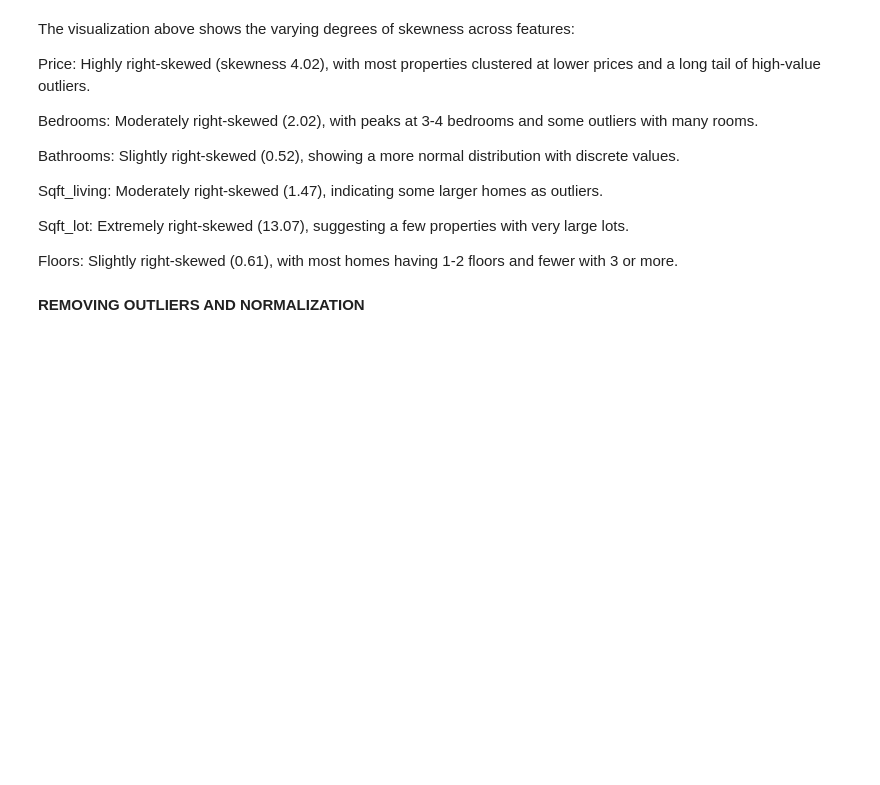
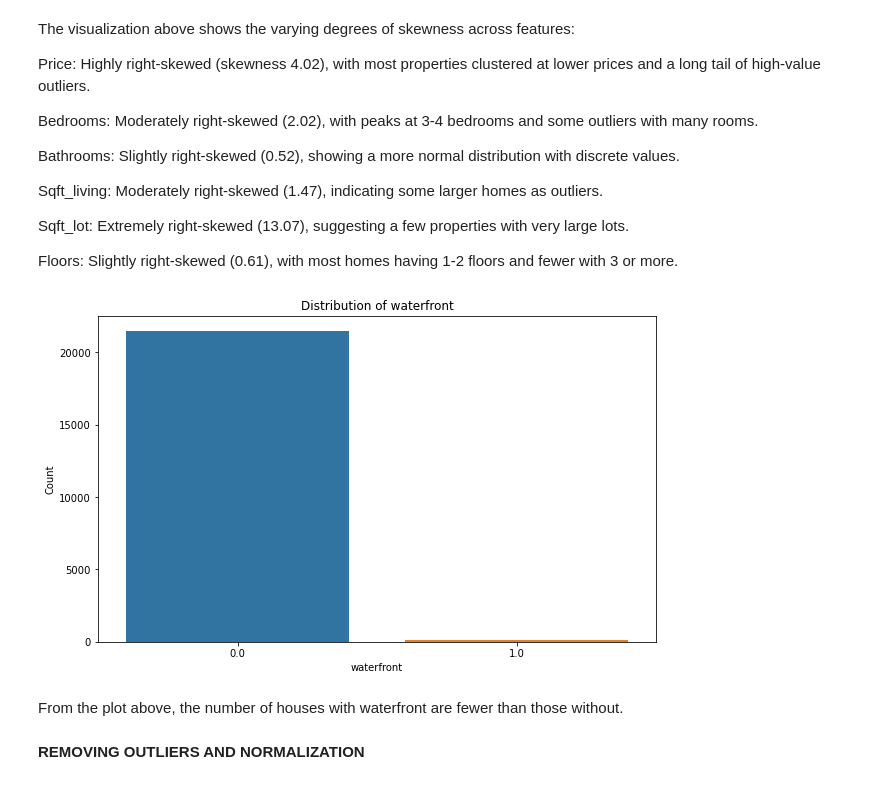
Before and after one commit to Anniemarie001/Linear-Regression-GRP16, a Jupyter notebook: index.ipynb, the cells around one changed output. Drawn from its saved outputs; the diff is of its cells as text; code cells hidden in the pictures; blank space fills up the shorter version.

```diff
--- a/index.ipynb
+++ b/index.ipynb
@@ -348,6 +385,20 @@ Sqft_living: Moderately right-skewed (1.47), indicating some larger homes as out
 Sqft_lot: Extremely right-skewed (13.07), suggesting a few properties with very large lots.
 
 Floors: Slightly right-skewed (0.61), with most homes having 1-2 floors and fewer with 3 or more.
+# %%
+# 3. Categorical Variables Trends
+categorical_vars = ['waterfront']  # Example categorical variables
+for var in categorical_vars:
+    plt.figure(figsize=(10, 6))
+    sns.countplot(x=var, data=df_cleaned)
+    plt.title(f'Distribution of {var}')
+    plt.xlabel(var)
+    plt.ylabel('Count')
+    plt.show()
+# %% [output]
+[figure, added]
+# %% [markdown]
+From the plot above, the number of houses with waterfront are fewer than those without.
 # %% [markdown]
 **REMOVING OUTLIERS AND NORMALIZATION**
 # %%
```
Also changed, not shown: parts of 10 cells of this notebook.
